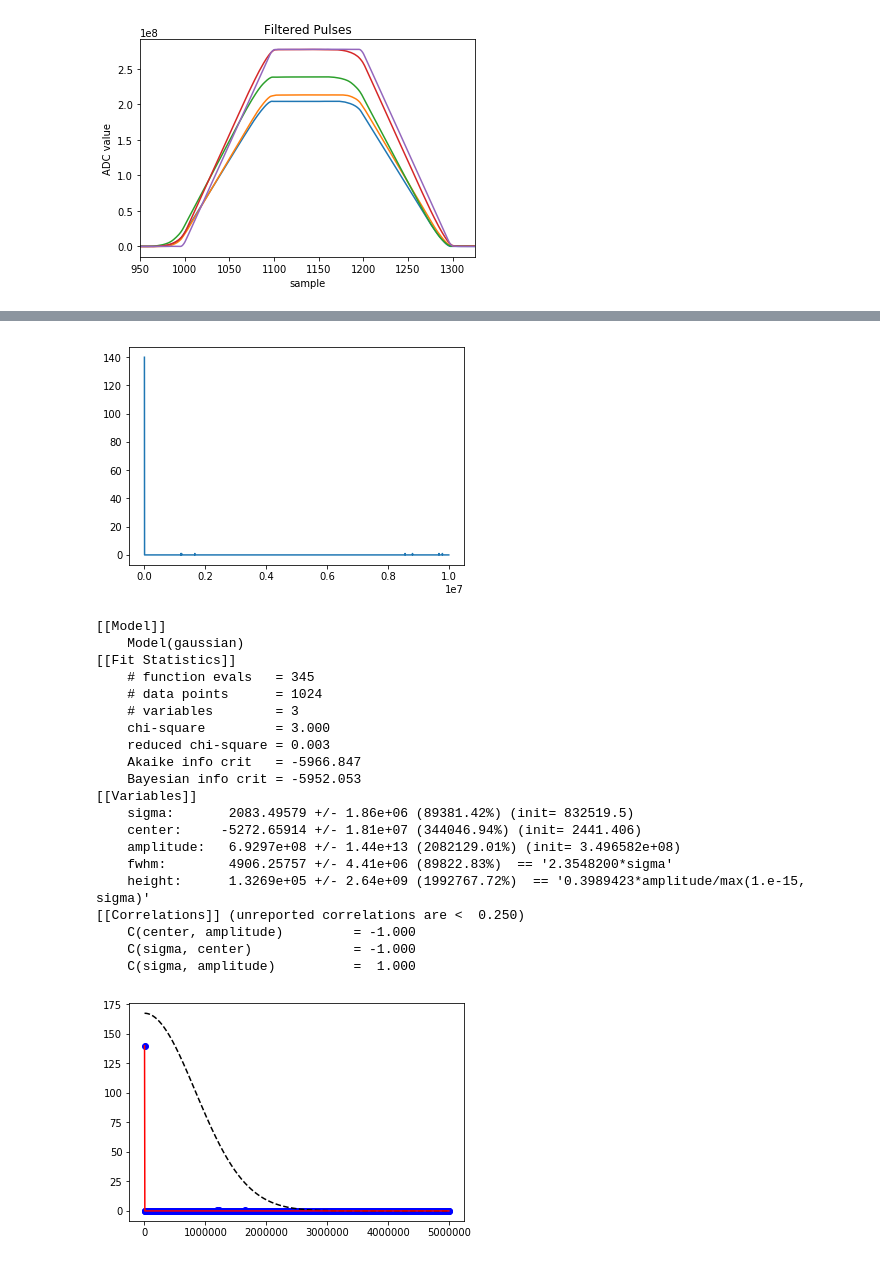
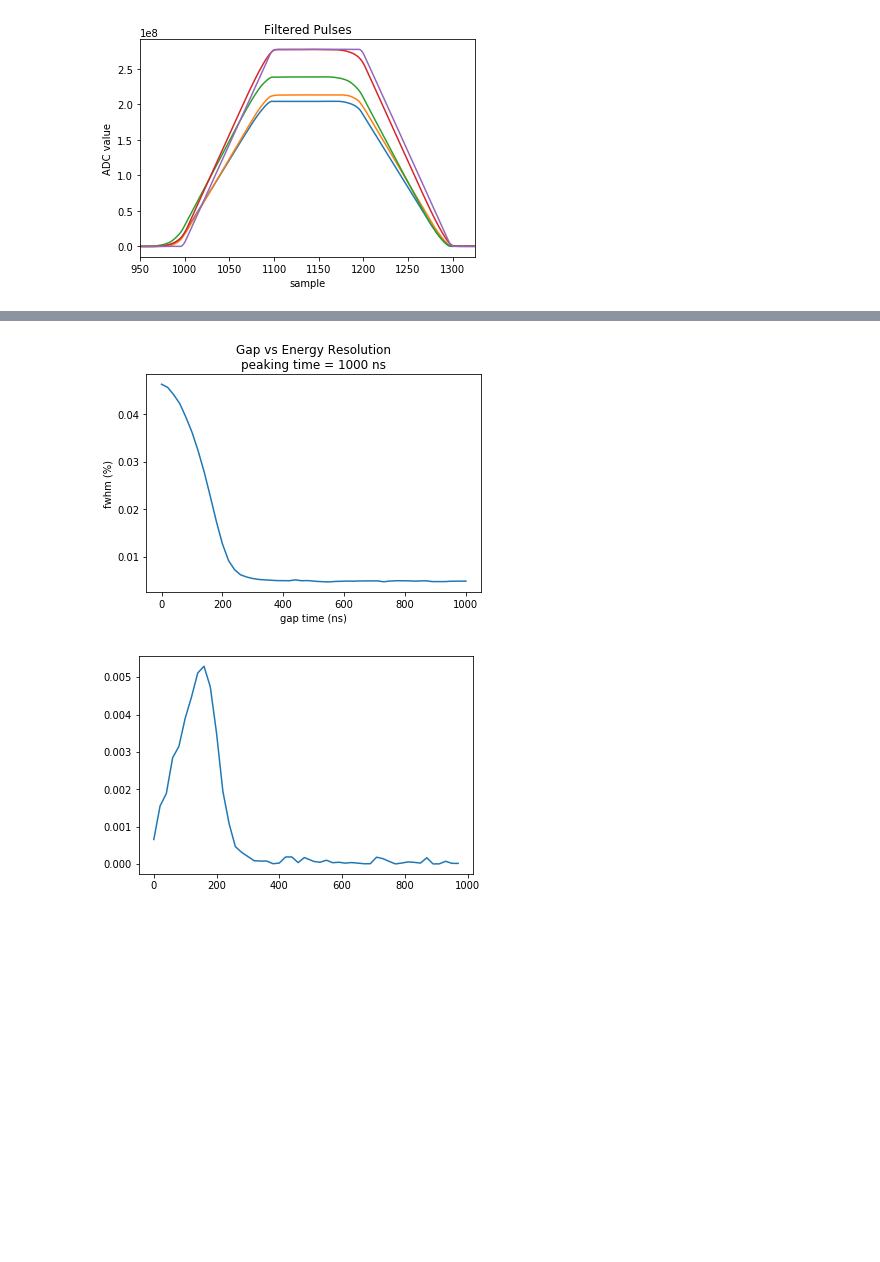
Before and after one commit to jmsz/lab3, a Jupyter notebook: lab1_analysis.ipynb, the cells around one changed output, grey strips where cells are left out. Drawn from its saved outputs; the diff is of its cells as text; code cells hidden in the pictures; blank space fills up the shorter version.

```diff
--- a/lab1_analysis.ipynb
+++ b/lab1_analysis.ipynb
@@ -233,13 +59,9 @@ filename = 'data/Cs_pulser_real.h5'
 raw_data = import_data(filename)
 # %%
 # OPTIMIZE GAP TIME
-#tenevents = fast_baseline_correction(tenevents)
-#    event = fast_trapezoidal_filter(event, k, m, M=4400)
 
 # k_values = np.linspace(500, 10000, 2) # steps in 100 ns from 1ns to 10us
-m_values = np.linspace(100, 200, 1) # steps in 100 ns from 1ns to 10us
-
-Cs_range = [1.5e8,6.5e8]
+m_values = np.linspace(0, 100, 50) # steps in 100 ns from 1ns to 10us
 
 number_of_events = len(raw_data)
 ndata = 4096
@@ -248,7 +70,7 @@ assert number_of_events <= len(raw_data)
 
 fwhm_values = []
 m_values_ns = []
-# m_values = [0, 10, 20]
+
 k = 100
 
 baseline = np.mean(raw_data[:number_of_events,0:99],1).reshape((number_of_events,1))
@@ -260,17 +82,14 @@ print('M ', M)
 for m in m_values:
     cs_nrgs=[]
     m = int(m)
-    print(m)
     m_values_ns.append(m * 10)
 
     cs_nrgs = np.apply_along_axis(fast_trapezoidal_filter_energy, 1, baseline_corrected_signals , k, m, M)
 
     nbins = 2048
-    cs_counts, bin_edges = np.histogram(cs_nrgs, bins=2048,range=Cs_range) #, range=Cs_range) # WORKS
+    cs_counts, bin_edges = np.histogram(cs_nrgs, bins=2048,range=[1e8,6.5e8]) #, range=Cs_range) # WORKS
     bins = (bin_edges[1:]+bin_edges[:-1])/2 # bin centers from bin edges
-    plt.plot(bins, cs_counts)
-    plt.show()
     fwhm, center = get_energy_resolution_cs_662(bins, cs_counts)
-    fwhm_values.append(fwhm)
+    fwhm_values.append(round(fwhm / center, 7) * 100)
 # %% [output]
 ('M ', 5930.7413273323618)
@@ -298,32 +96,14 @@ for m in m_values:
-# %%
-nbins = 2048
-Cs_range = [0, 0.1e8]
-cs_counts, bin_edges = np.histogram(cs_nrgs, bins=2048, range=Cs_range) # WORKS
-bins = (bin_edges[1:]+bin_edges[:-1])/2 # bin centers from bin edges
-plt.plot(bins, cs_counts)
-plt.show()
-fwhm, center = get_energy_resolution_cs_662(bins, cs_counts)
-fwhm_values.append(fwhm)
-# %% [output]
-[figure, removed]
-[[Model]]
-    Model(gaussian)
-[[Fit Statistics]]
-    # function evals   = 345
-    # data points      = 1024
-    # variables        = 3
-    chi-square         = 3.000
-    reduced chi-square = 0.003
-    Akaike info crit   = -5966.847
-    Bayesian info crit = -5952.053
-[[Variables]]
-    sigma:       2083.49579 +/- 1.86e+06 (89381.42%) (init= 832519.5)
-    center:     -5272.65914 +/- 1.81e+07 (344046.94%) (init= 2441.406)
-    amplitude:   6.9297e+08 +/- 1.44e+13 (2082129.01%) (init= 3.496582e+08)
-    fwhm:        4906.25757 +/- 4.41e+06 (89822.83%)  == '2.3548200*sigma'
-    height:      1.3269e+05 +/- 2.64e+09 (1992767.72%)  == '0.3989423*amplitude/max(1.e-15, sigma)'
-[[Correlations]] (unreported correlations are <  0.250)
-    C(center, amplitude)         = -1.000
-    C(sigma, center)             = -1.000
-    C(sigma, amplitude)          =  1.000
-[figure, removed]
+# %%
+plt.plot(m_values_ns, fwhm_values, '-')
+plt.xlabel('gap time (ns)')
+plt.ylabel('fwhm (%)')
+plt.savefig('gap_optimization.png')
+plt.title('Gap vs Energy Resolution' + '\n'  + 'peaking time = 1000 ns')
+plt.show()
+
+diff_list = abs(np.diff(fwhm_values))
+plt.plot(m_values_ns[0:-1], diff_list, '-')
+plt.show()
+# %% [output]
+[figure, added]
+[figure, added]
```
Also changed, not shown: parts of 37 cells of this notebook, 3 other files.
